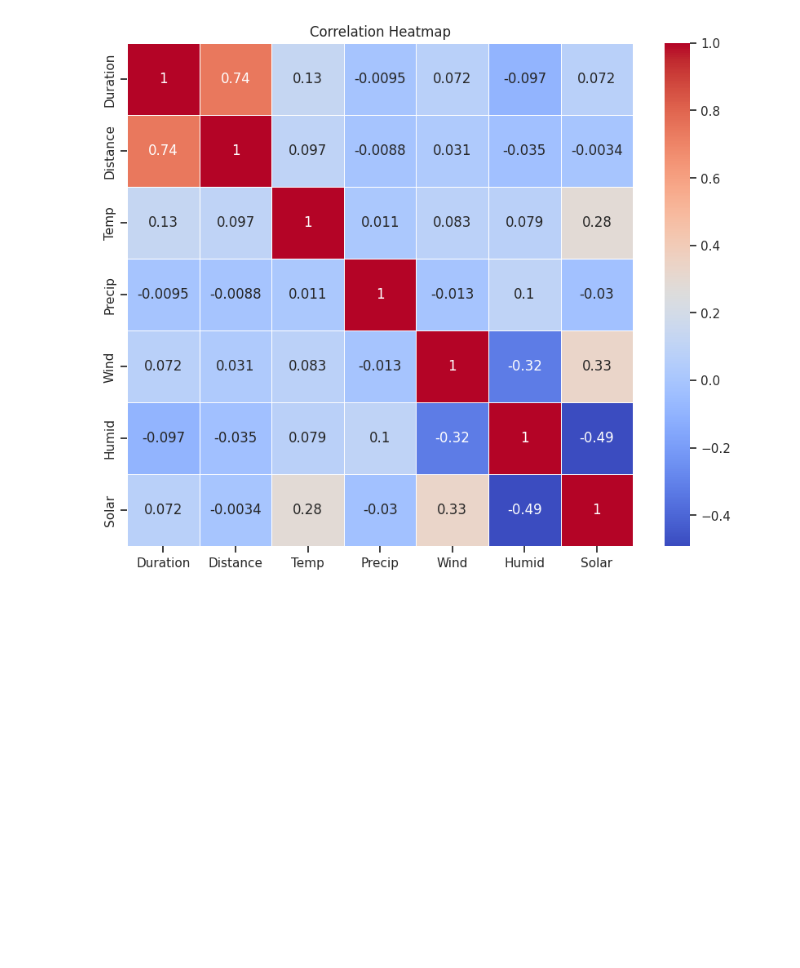
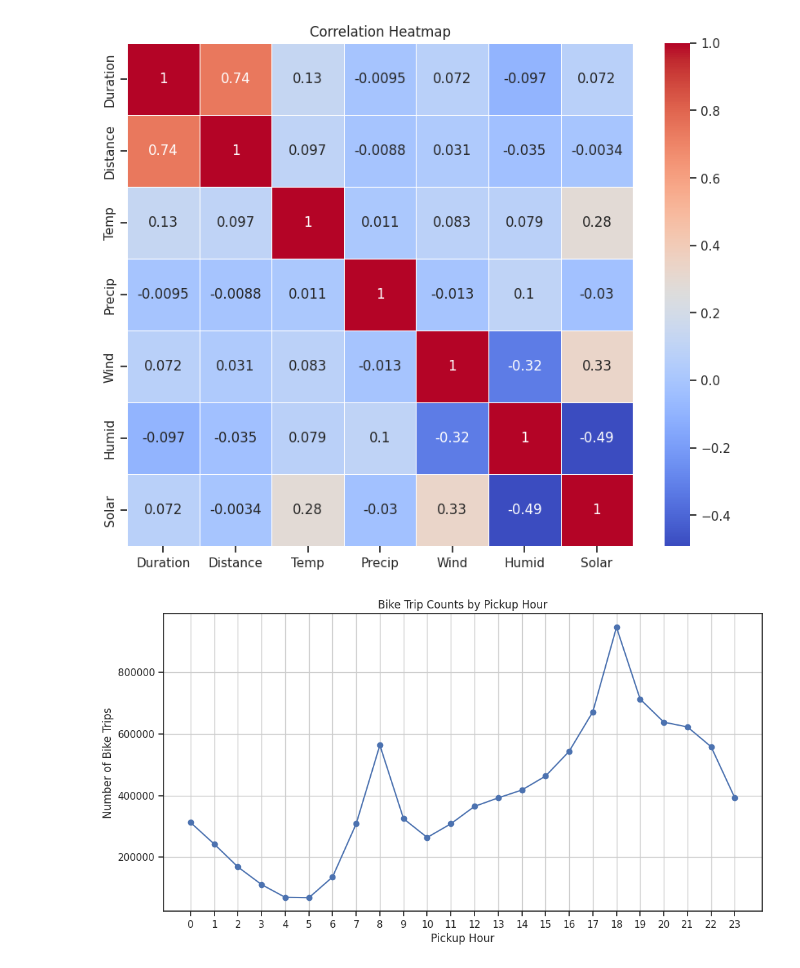
Before and after one commit to dp2292/CP01-Data-Alchemists, a Jupyter notebook: SBT_Graphs_Dhruv.ipynb, the cells around one changed output. Cells and saved outputs as stored; diff of their text form; code cells hidden in the pictures; blank space fills up the shorter version.

```diff
--- a/SBT_Graphs_Dhruv.ipynb
+++ b/SBT_Graphs_Dhruv.ipynb
@@ -203,4 +215,16 @@ plt.title('Correlation Heatmap')
 plt.show()
 # %% [output]
 [figure]
+# %%
+#Line Plot of Trip Counts by Pickup Hour
+plt.figure(figsize=(12, 6))
+df['Phour'].value_counts().sort_index().plot(kind='line', marker='o')
+plt.xlabel('Pickup Hour')
+plt.ylabel('Number of Bike Trips')
+plt.title('Bike Trip Counts by Pickup Hour')
+plt.xticks(range(24))
+plt.grid(True)
+plt.show()
+# %% [output]
+[figure, added]
 # %%
```
Also changed, not shown: parts of 5 cells of this notebook.
